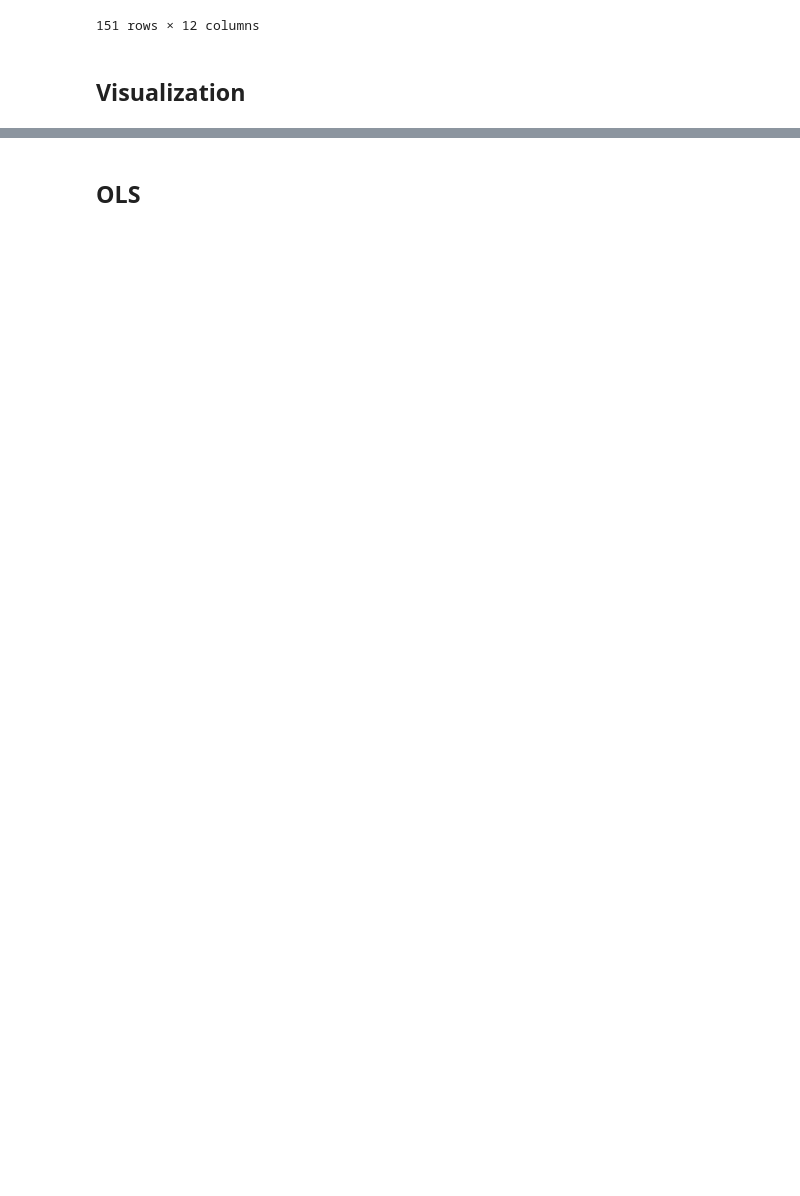
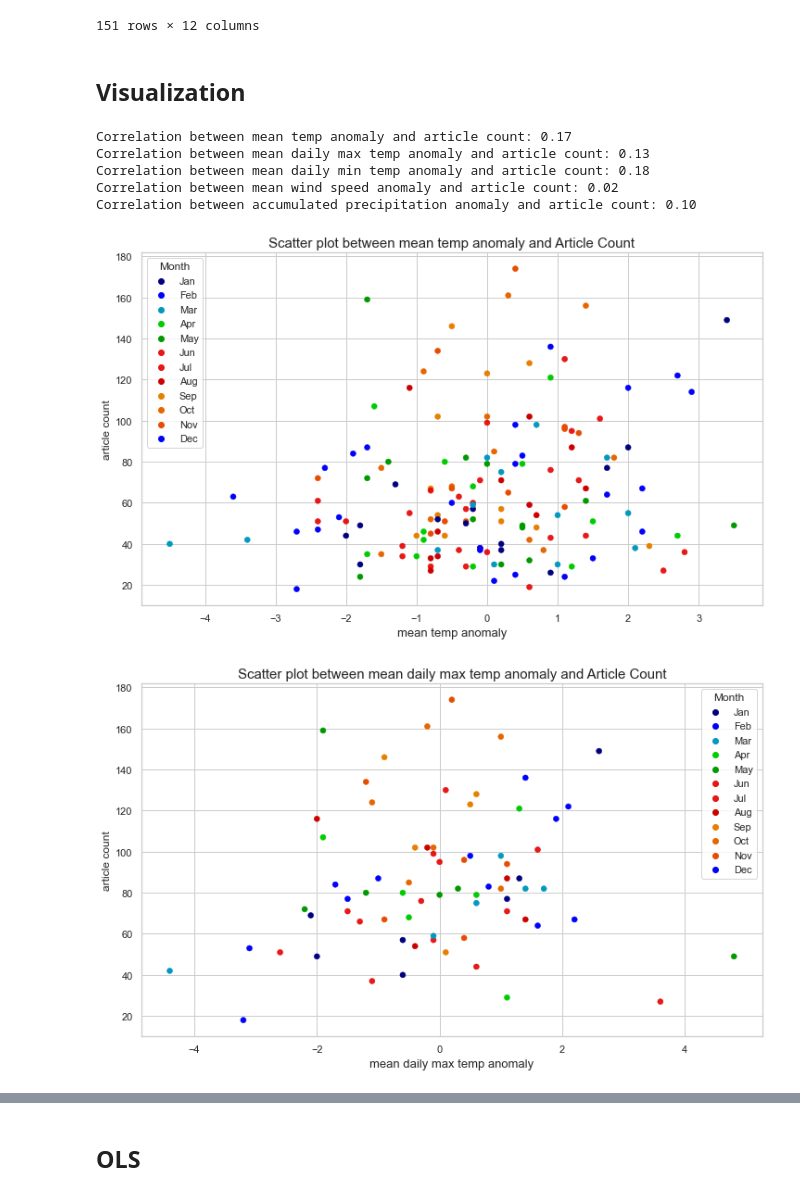
Before and after one commit to LyngeKjems/Climate-News-Project, a Jupyter notebook: Climate News Project/Merged_data.ipynb, the cells around one changed output, grey strips where cells are left out. Drawn from its saved outputs; the diff is of its cells as text; code cells hidden in the pictures; blank space fills up the shorter version.

Commit message:
Checking for correlations visually

```diff
--- a/Climate News Project/Merged_data.ipynb
+++ b/Climate News Project/Merged_data.ipynb
@@ -71,44 +72,51 @@ import numpy as np
 # %%
+# Create a 'month_num' column to extract month from the 'month' column
+merged_df['month_num'] = merged_df['month'].str.split('-').str[1]
+
 # Define colors for each month:
 months_colors = {
     "01": (0, 0, 0.5, 1),     # Dark blue
     "02": (0, 0, 1, 1),   # Medium blue
     "03": (0, 0.6, 0.75, 1), # Light blue
     "04": (0, 0.8, 0, 1),    # Light green
     "05": (0, 0.6, 0, 1),    # Medium green
-    "06": (0.9, 0, 0, 0),  # Transparent red
-    "07": (0.9, 0, 0, 0),  # Transparent red
+    "06": (0.9, 0, 0, 0.9),  # Transparent red
+    "07": (0.9, 0, 0, 0.9),  # Transparent red
     "08": (0.8, 0, 0, 1),    # Medium red
     "09": (0.9, 0.5, 0, 1),  # Light orange
     "10": (0.9, 0.4, 0, 1),  # Medium orange
     "11": (0.9, 0.3, 0, 1),  # Dark orange
     "12": (0, 0, 1, 1)    # Darkest blue
 }
 
-for param in anomaly_parameters:
-    plt.figure(figsize=(15, 6))
+# List of columns for which correlation with 'article count' will be computed
+columns_to_correlate = [
+    'mean temp anomaly', 'mean daily max temp anomaly',
+    'mean daily min temp anomaly', 'mean wind speed anomaly',
+    'accumulated precipitation anomaly'
+]
 
-    # Boxplot for each anomaly parameter.
-    sns.boxplot(data=df_combined_all_parameters,
-                x=df_combined_all_parameters['month'].str[-2:],
-                y=param,
-                palette=months_colors,
-                width=0.6,
-                boxprops=dict(alpha=.8),
-                medianprops=dict(color='black', linewidth=2.5),
-                whiskerprops=dict(color='gray', linewidth=1.2),
-                capprops=dict(color='gray'))
+# Compute and print the correlation
+for column in columns_to_correlate:
+    correlation = merged_df[column].corr(merged_df['article count'])
+    print(f"Correlation between {column} and article count: {correlation:.2f}")
 
-    # Titles and labels.
-    plt.title(f'{param.capitalize()} by month', fontsize=18, fontweight='bold', pad=20)
-    plt.xlabel('Month', fontsize=14, labelpad=12)
-    plt.ylabel(param.capitalize(), fontsize=14, labelpad=12)
-    plt.xticks(fontsize=12)
-    plt.yticks(fontsize=12)
+    # Plot scatter plot for each correlation using seaborn
+    plt.figure(figsize=(12, 7))
+    sns.scatterplot(data=merged_df, x=column, y='article count', hue='month_num', palette=months_colors, edgecolor=None, legend="brief")
 
-    # Grid and borders.
-    sns.despine(top=True, right=True, left=True, bottom=True)
-    plt.grid(color='gray', linestyle='--', linewidth=0.5, axis='y', alpha=0.6)
+    # Provide a custom legend
+    handles, labels = plt.gca().get_legend_handles_labels()
+    labels = [calendar.month_abbr[int(label)] if label.isdigit() else label for label in labels]
+    plt.legend(handles=handles, labels=labels, title="Month")
 
-    plt.tight_layout()
-    plt.show()
+    plt.title(f'Scatter plot between {column} and Article Count', fontsize=15)
+    plt.xlabel(column, fontsize=13)
+# %% [output]
+Correlation between mean temp anomaly and article count: 0.17
+Correlation between mean daily max temp anomaly and article count: 0.13
+Correlation between mean daily min temp anomaly and article count: 0.18
+Correlation between mean wind speed anomaly and article count: 0.02
+Correlation between accumulated precipitation anomaly and article count: 0.10
+[figure, added]
+[figure, added]
```
Also changed, not shown: parts of 9 cells of this notebook.
